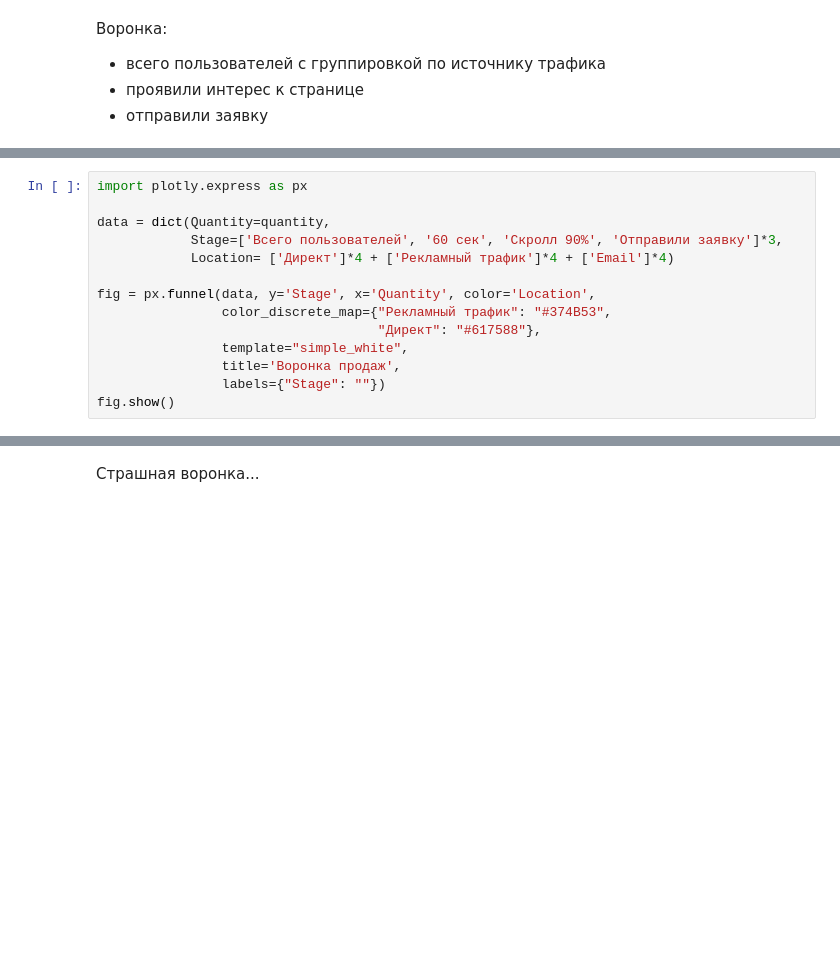
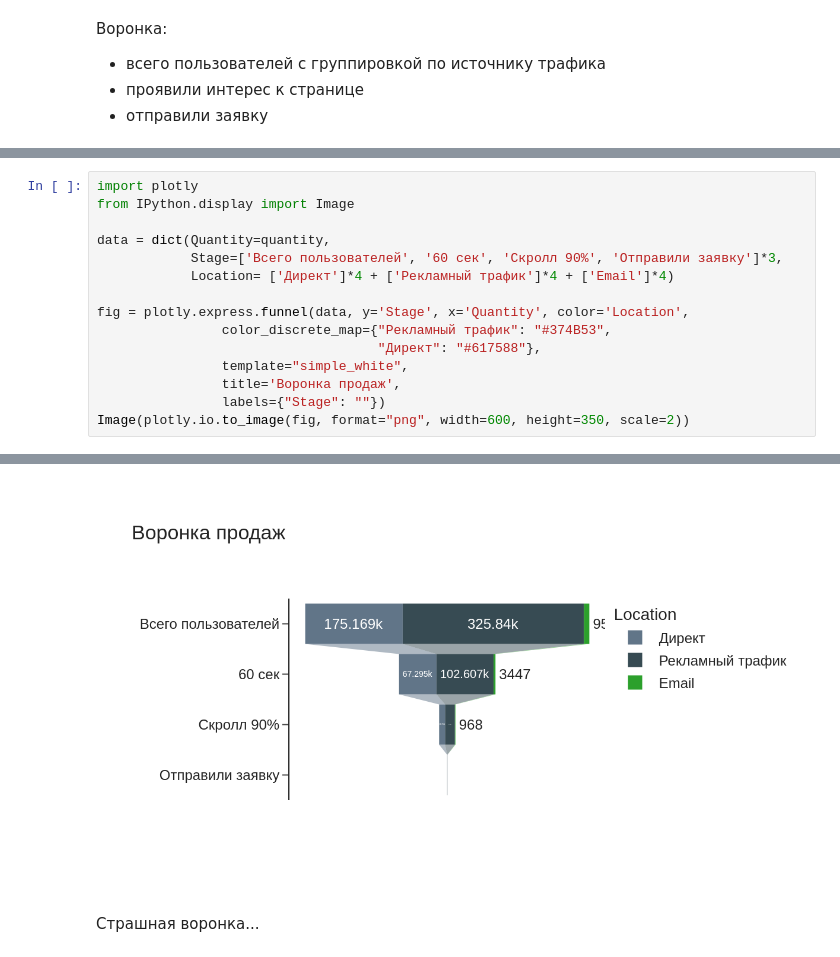
Before and after one commit to eadevlab/gb-ds-bc, a Jupyter notebook: project12345/main.ipynb, the cells around one changed output, grey strips where cells are left out. Saved outputs shown, nothing was run; the diff lists cells and outputs as text; blank space fills up the shorter version.

```diff
--- a/project12345/main.ipynb
+++ b/project12345/main.ipynb
@@ -380,15 +484,16 @@ quantity
 # %%
-import plotly.express as px
+import plotly
+from IPython.display import Image
 
 data = dict(Quantity=quantity,
             Stage=['Всего пользователей', '60 сек', 'Скролл 90%', 'Отправили заявку']*3,
             Location= ['Директ']*4 + ['Рекламный трафик']*4 + ['Email']*4)
 
-fig = px.funnel(data, y='Stage', x='Quantity', color='Location',
+fig = plotly.express.funnel(data, y='Stage', x='Quantity', color='Location',
                 color_discrete_map={"Рекламный трафик": "#374B53",
                                     "Директ": "#617588"},
                 template="simple_white",
                 title='Воронка продаж',
                 labels={"Stage": ""})
-fig.show()
+Image(plotly.io.to_image(fig, format="png", width=600, height=350, scale=2))
 # %% [output]
@@ -396,3 +500,4 @@ fig.show()
+[figure, added]
 # %% [markdown]
 Страшная воронка...
 # %% [markdown]
```
Also changed, not shown: parts of 24 cells of this notebook.
